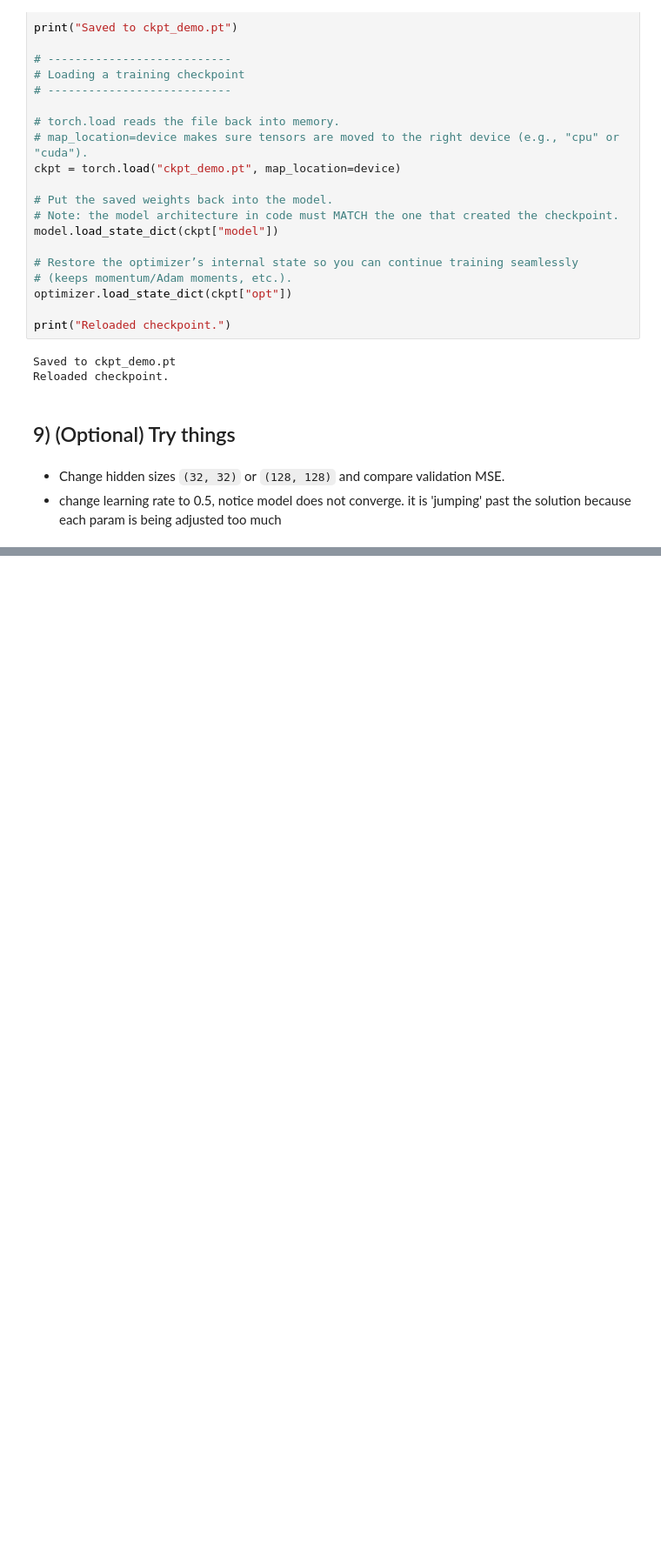
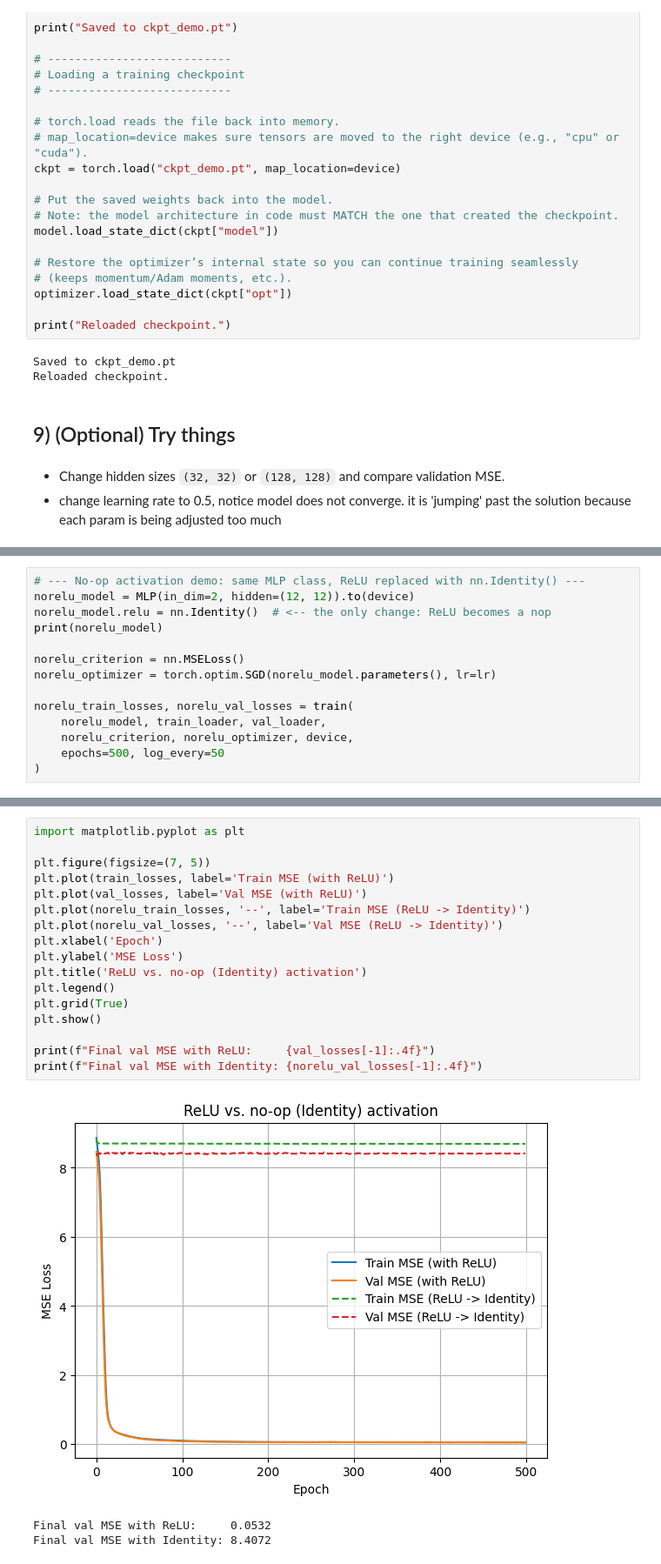
Before and after one commit to CNUClasses/471_code, a Jupyter notebook: week3/mlp_regression.ipynb, the cells around one changed output, grey strips where cells are left out. Shown at 87% size. Cells and saved outputs as stored; diff of their text form; blank space fills up the shorter version.

```diff
--- a/week3/mlp_regression.ipynb
+++ b/week3/mlp_regression.ipynb
@@ -403,0 +561,14 @@ Reloaded checkpoint.
+# %%
+# --- No-op activation demo: same MLP class, ReLU replaced with nn.Identity() ---
+norelu_model = MLP(in_dim=2, hidden=(12, 12)).to(device)
+norelu_model.relu = nn.Identity()  # <-- the only change: ReLU becomes a nop
+print(norelu_model)
+
+norelu_criterion = nn.MSELoss()
+norelu_optimizer = torch.optim.SGD(norelu_model.parameters(), lr=lr)
+
+norelu_train_losses, norelu_val_losses = train(
+    norelu_model, train_loader, val_loader,
+    norelu_criterion, norelu_optimizer, device,
+    epochs=500, log_every=50
+)
@@ -403,0 +593,21 @@ Reloaded checkpoint.
+# %%
+import matplotlib.pyplot as plt
+
+plt.figure(figsize=(7, 5))
+plt.plot(train_losses, label='Train MSE (with ReLU)')
+plt.plot(val_losses, label='Val MSE (with ReLU)')
+plt.plot(norelu_train_losses, '--', label='Train MSE (ReLU -> Identity)')
+plt.plot(norelu_val_losses, '--', label='Val MSE (ReLU -> Identity)')
+plt.xlabel('Epoch')
+plt.ylabel('MSE Loss')
+plt.title('ReLU vs. no-op (Identity) activation')
+plt.legend()
+plt.grid(True)
+plt.show()
+
+print(f"Final val MSE with ReLU:     {val_losses[-1]:.4f}")
+print(f"Final val MSE with Identity: {norelu_val_losses[-1]:.4f}")
+# %% [output]
+[figure, added]
+Final val MSE with ReLU:     0.0532
+Final val MSE with Identity: 8.4072
```
Also changed, not shown: parts of 21 cells of this notebook.
